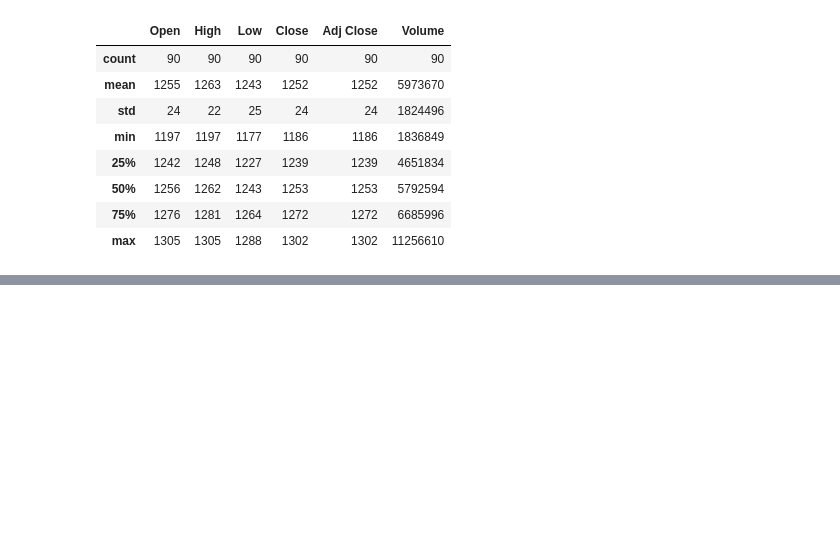
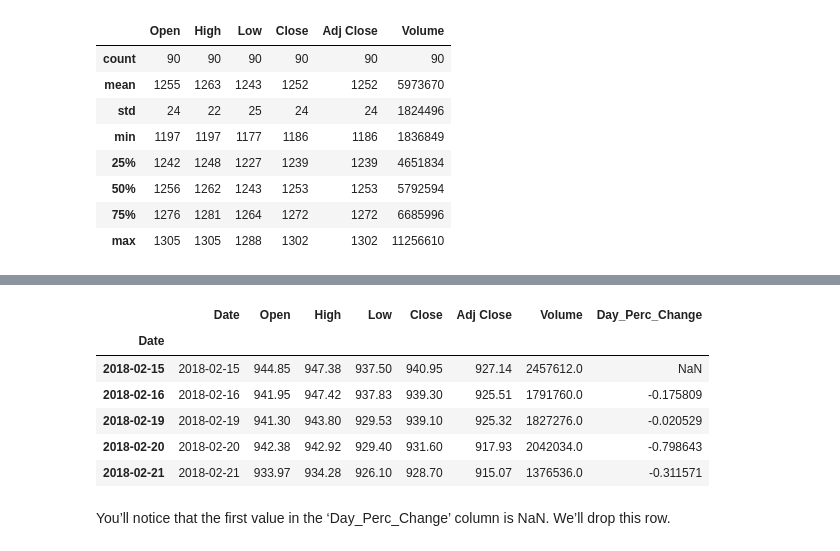
Before and after one commit to TurmaeUrsorum/belajar-piton, a Jupyter notebook: 23. Study Case : Finance/finance_study_case.ipynb, the cells around one changed output, grey strips where cells are left out. Drawn from its saved outputs; the diff is of its cells as text; code cells hidden in the pictures; blank space fills up the shorter version.

```diff
--- a/23. Study Case : Finance/finance_study_case.ipynb
+++ b/23. Study Case : Finance/finance_study_case.ipynb
@@ -151,0 +256,13 @@ HDFC_df.iloc[-90:].select_dtypes(include=["number"]).describe().astype(int)
+# %%
+HDFC_df["Day_Perc_Change"] = HDFC_df["Adj Close"].pct_change()*100
+HDFC_df.head()
+# %% [output]
+|  | Date | Open | High | Low | Close | Adj Close | Volume | Day_Perc_Change |
+| Date |  |  |  |  |  |  |  |  |
+| 2018-02-15 | 2018-02-15 | 944.85 | 947.38 | 937.50 | 940.95 | 927.14 | 2457612.0 | NaN |
+| 2018-02-16 | 2018-02-16 | 941.95 | 947.42 | 937.83 | 939.30 | 925.51 | 1791760.0 | -0.175809 |
+| 2018-02-19 | 2018-02-19 | 941.30 | 943.80 | 929.53 | 939.10 | 925.32 | 1827276.0 | -0.020529 |
+| 2018-02-20 | 2018-02-20 | 942.38 | 942.92 | 929.40 | 931.60 | 917.93 | 2042034.0 | -0.798643 |
+| 2018-02-21 | 2018-02-21 | 933.97 | 934.28 | 926.10 | 928.70 | 915.07 | 1376536.0 | -0.311571 |
+# %% [markdown]
+You’ll notice that the first value in the ‘Day_Perc_Change’ column is NaN. We’ll drop this row.
```
Also changed, not shown: parts of 13 cells of this notebook.
